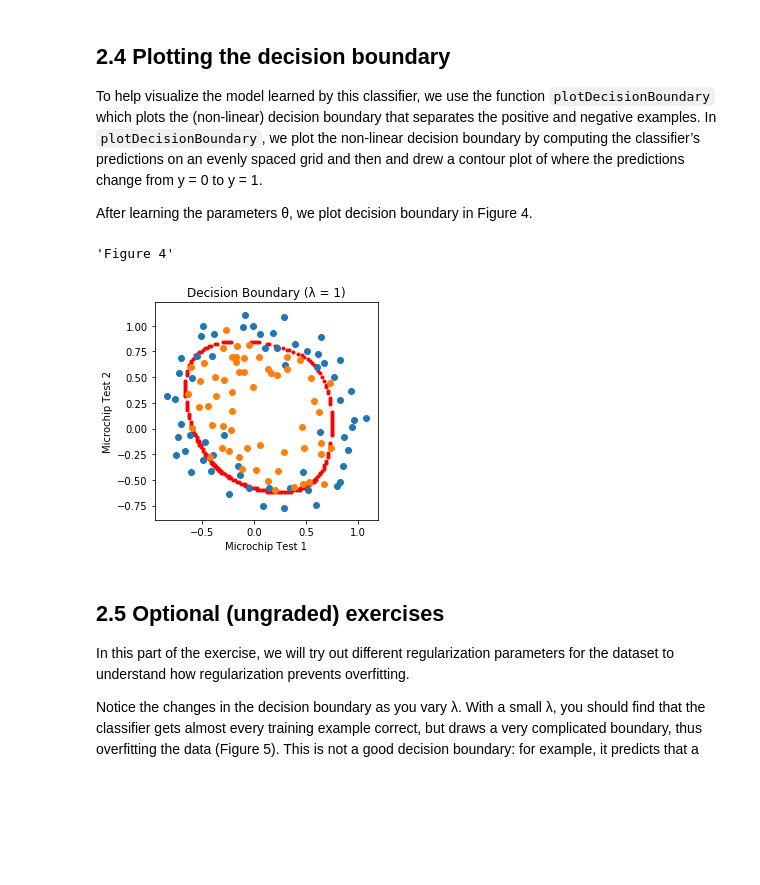
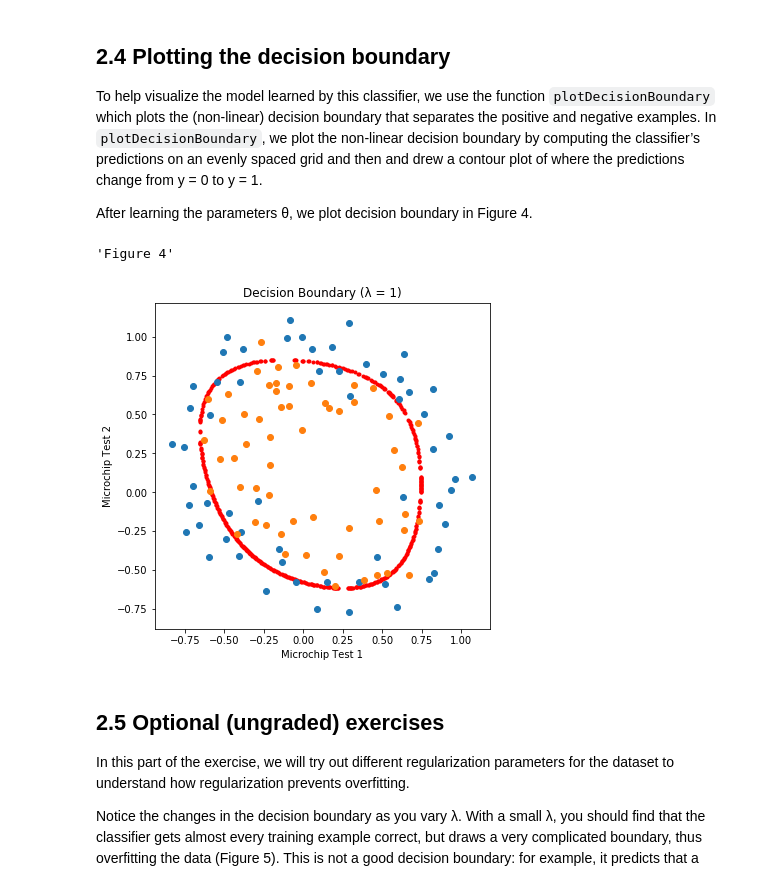
Before and after one commit to samisaf/Learning-Data-Science, a Jupyter notebook: Machine Learning - Coursera/machine-learning-ex2/ex2.ipynb, the cells around one changed output. Cells and saved outputs as stored; diff of their text form; code cells hidden in the pictures; blank space fills up the shorter version.

```diff
--- a/Machine Learning - Coursera/machine-learning-ex2/ex2.ipynb
+++ b/Machine Learning - Coursera/machine-learning-ex2/ex2.ipynb
@@ -516,7 +524,7 @@ To help visualize the model learned by this classifier, we use the function `plo
 
 After learning the parameters θ, we plot decision boundary in Figure 4.
 # %%
-def generateBoundary(X1, X2, n=100, border=0.01):
+def generateBoundary(X1, X2, n=500, border=0.001):
     space1 = np.linspace(np.min(X1), np.max(X1), n)
     space2 = np.linspace(np.min(X2), np.max(X2), n)
     xs = []
@@ -528,23 +536,25 @@ def generateBoundary(X1, X2, n=100, border=0.01):
             if hypo > (0.5 - border) and hypo < (0.5 + border):
                 xs.append(i)
                 ys.append(j)
-    return xs, ys
+    return np.array(xs), np.array(ys)
 # %%
-def plotWithBoundary(X, lam, n=100, border=0.01):
-    plt.figure(figsize=(4, 4))
-    xs, ys = generateBoundary(X[:, 0], X[:, 1], n, border)
-    plt.scatter(xs, ys, marker='.', color='r')
+def plotWithBoundary(X, title):
+    plt.figure(figsize=(6, 6))
+    xs, ys = generateBoundary(X[:, 0], X[:, 1])
+    plt.scatter(xs, ys, color='r', marker='.')
+    #plt.plot(xs[ys>0], ys[ys>0], color='r')
+    #plt.plot(xs[ys<=0], ys[ys<=0], color='r')
     plotData(X, y)
-    plt.title('Decision Boundary (λ = %i)' % lam)
+    plt.title('Decision Boundary (λ = %i)' % title)
     plt.xlabel('Microchip Test 1')
     plt.ylabel('Microchip Test 2')
     return plt
 
 plotWithBoundary(X, 1)
 "Figure 4"
 # %% [output]
 'Figure 4'
-[figure, old version]
+[figure, new version]
 # %% [markdown]
 ## 2.5 Optional (ungraded) exercises
 In this part of the exercise, we will try out different regularization parameters for the dataset to understand how regularization prevents overfitting.
```
Also changed, not shown: parts of 6 cells of this notebook, 30 other files.
